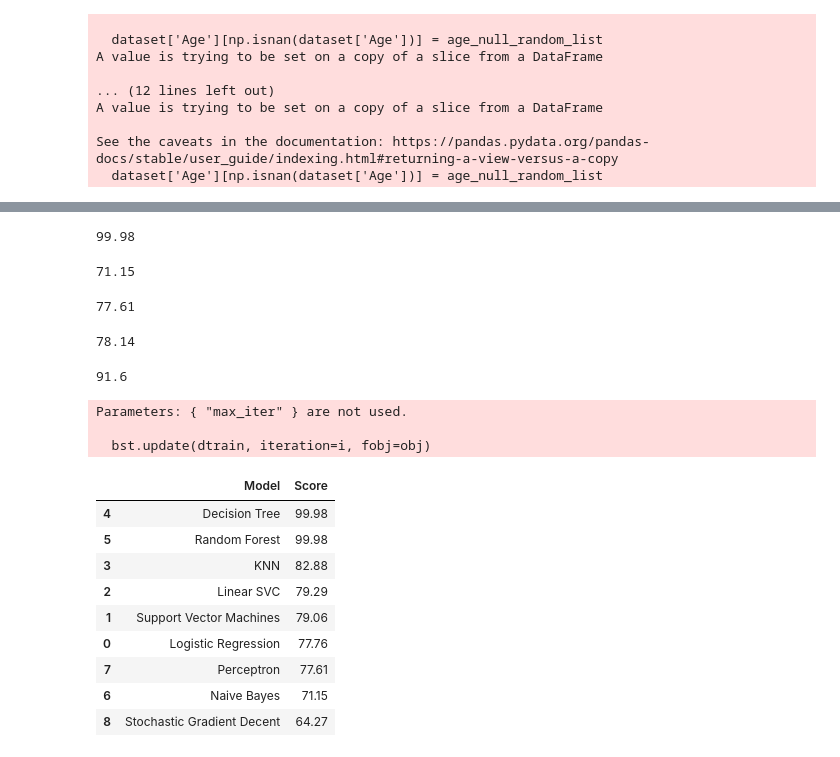
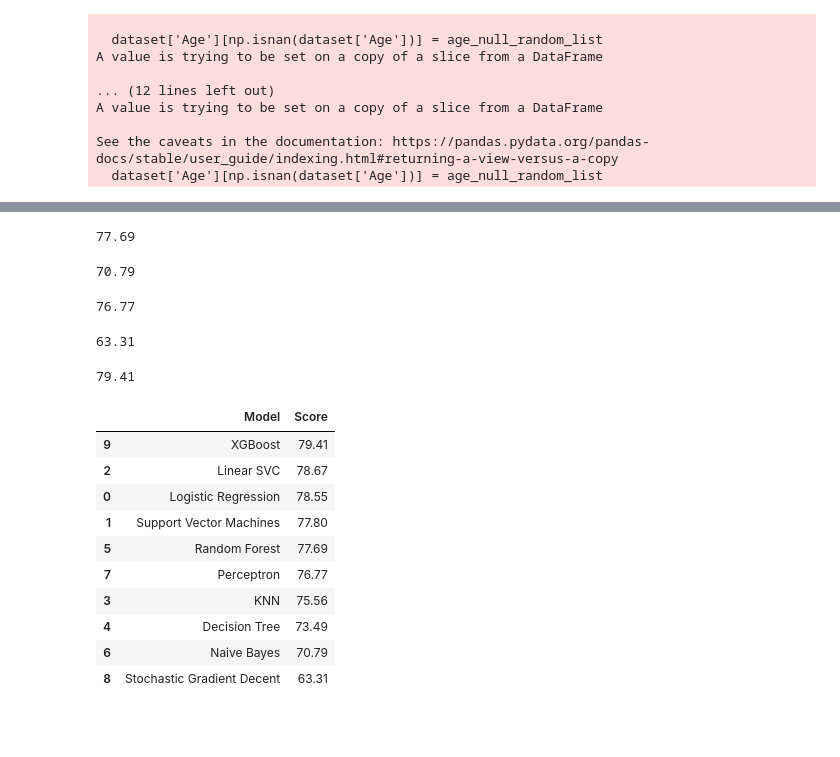
Before and after one commit to Archionis/nst_homework1, a Jupyter notebook: nst_homework1.ipynb, the cells around one changed output, grey strips where cells are left out. Cells and saved outputs as stored; diff of their text form; code cells hidden in the pictures; blank space fills up the shorter version.

```diff
--- a/nst_homework1.ipynb
+++ b/nst_homework1.ipynb
@@ -568,68 +581,67 @@ print (acc_decision_tree)
 # %%
-clf = RandomForestClassifier()
-clf.fit(X_train, y_train)
-y_pred_random_forest = clf.predict(X_test)
-acc_random_forest = round(clf.score(X_train, y_train) * 100, 2)
+rfc = RandomForestClassifier()
+rfc.fit(X_train, y_train)
+y_pred_random_forest = rfc.predict(X_test)
+acc_random_forest = round(rfc.score(X_test, y_test) * 100, 2)
 print (acc_random_forest)
 # %% [output]
-99.98
+77.69
 # %%
-clf = GaussianNB()
-clf.fit(X_train, y_train)
-y_pred_gnb = clf.predict(X_test)
-acc_gnb = round(clf.score(X_train, y_train) * 100, 2)
+gnb = GaussianNB()
+gnb.fit(X_train, y_train)
+y_pred_gnb = gnb.predict(X_test)
+acc_gnb = round(gnb.score(X_test, y_test) * 100, 2)
 print (acc_gnb)
 # %% [output]
-71.15
+70.79
 # %%
-clf = Perceptron(max_iter=5, tol=None)
-clf.fit(X_train, y_train)
-y_pred_perceptron = clf.predict(X_test)
-acc_perceptron = round(clf.score(X_train, y_train) * 100, 2)
+pnn = Perceptron(max_iter=5, tol=None)
+pnn.fit(X_train, y_train)
+y_pred_perceptron = pnn.predict(X_test)
+acc_perceptron = round(pnn.score(X_test, y_test) * 100, 2)
 print (acc_perceptron)
 # %% [output]
-77.61
+76.77
 # %%
-clf = SGDClassifier(max_iter=10, tol=None)
-clf.fit(X_train, y_train)
-y_pred_sgd = clf.predict(X_test)
-acc_sgd = round(clf.score(X_train, y_train) * 100, 2)
+sgd = SGDClassifier(max_iter=10, tol=None)
+sgd.fit(X_train, y_train)
+y_pred_sgd = sgd.predict(X_test)
+acc_sgd = round(sgd.score(X_test, y_test) * 100, 2)
 print (acc_sgd)
 # %% [output]
-78.14
+63.31
 # %%
-clf = XGBClassifier(max_iter=10, tol=None)
-clf.fit(X_train, y_train)
-y_pred_xgb = clf.predict(X_test)
-acc_sgd = round(clf.score(X_train, y_train) * 100, 2)
-print (acc_sgd)
+xgb = XGBClassifier()
+xgb.fit(X_train, y_train)
+y_pred_xgb = xgb.predict(X_test)
+acc_xgb = round(xgb.score(X_test, y_test) * 100, 2)
+print (acc_xgb)
 # %% [output]
-91.6
+79.41
-Parameters: { "max_iter" } are not used.
-
-  bst.update(dtrain, iteration=i, fobj=obj)
 # %%
 models = pd.DataFrame({
     'Model': ['Logistic Regression', 'Support Vector Machines', 'Linear SVC',
               'KNN', 'Decision Tree', 'Random Forest', 'Naive Bayes',
-              'Perceptron', 'Stochastic Gradient Decent'],
+              'Perceptron', 'Stochastic Gradient Decent', 'XGBoost'],
 
     'Score': [acc_log_reg, acc_svc, acc_linear_svc,
               acc_knn,  acc_decision_tree, acc_random_forest, acc_gnb,
-              acc_perceptron, acc_sgd]
+              acc_perceptron, acc_sgd, acc_xgb]
     })
 
 models.sort_values(by='Score', ascending=False)
+#сравниваем все модели
 # %% [output]
 |  | Model | Score |
-| 4 | Decision Tree | 99.98 |
-| 5 | Random Forest | 99.98 |
-| 3 | KNN | 82.88 |
-| 2 | Linear SVC | 79.29 |
-| 1 | Support Vector Machines | 79.06 |
-| 0 | Logistic Regression | 77.76 |
-| 7 | Perceptron | 77.61 |
-| 6 | Naive Bayes | 71.15 |
-| 8 | Stochastic Gradient Decent | 64.27 |
+| 9 | XGBoost | 79.41 |
+| 2 | Linear SVC | 78.67 |
+| 0 | Logistic Regression | 78.55 |
+| 1 | Support Vector Machines | 77.80 |
+| 5 | Random Forest | 77.69 |
+| 7 | Perceptron | 76.77 |
+| 3 | KNN | 75.56 |
+| 4 | Decision Tree | 73.49 |
+| 6 | Naive Bayes | 70.79 |
+| 8 | Stochastic Gradient Decent | 63.31 |
 # %%
 final_mapping = {1: True, 0: False}
```
Also changed, not shown: parts of 47 cells of this notebook.
